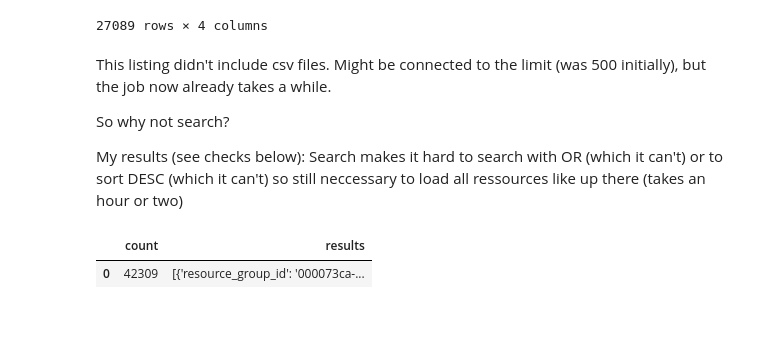
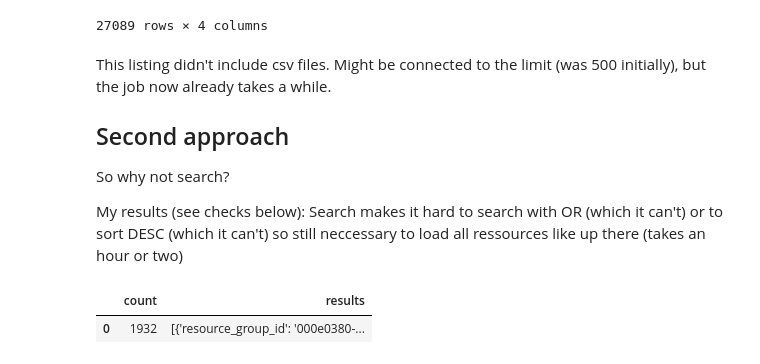
Before and after one commit to weirdnose/data, a Jupyter notebook: CKAN API Hamburg Open Data.ipynb, the cells around one changed output. Saved outputs shown, nothing was run; the diff lists cells and outputs as text; code cells hidden in the pictures; blank space fills up the shorter version.

```diff
--- a/CKAN API Hamburg Open Data.ipynb
+++ b/CKAN API Hamburg Open Data.ipynb
@@ -136,6 +138,8 @@ dfj.to_excel(writer, 'Tabelle1')
 writer.save()
 # %% [markdown]
 This listing didn't include csv files. Might be connected to the limit (was 500 initially), but the job now already takes a while.
+
+<h2>Second approach</h2>
 
 So why not search?
 
@@ -143,34 +147,34 @@ My results (see checks below): Search makes it hard to search with OR (which it
 # %%
 # Use the json module to dump a dictionary to a string for posting.
 data_string = urllib.parse.quote(json.dumps({'id': 'data-explorer', 'query': 'format:csv'}))#, 'order_by': 'size', 'limit': 50}))
 
 #py 3 http://stackoverflow.com/questions/13175253/python-error-type-error-post-data-should-be-bytes-also-user-agent-issue
 data_string = data_string.encode('ascii')
 
 
 # Make the HTTP request.
 #response = urllib2.urlopen('http://suche.transparenz.hamburg.de/api/action/group_list',
 #        data_string)
 # py 3
-#response = urlopen('http://suche.transparenz.hamburg.de/api/action/resource_search', data_string)
+response = urlopen('http://suche.transparenz.hamburg.de/api/action/resource_search', data_string)
 #response = urlopen('https://www.europeandataportal.eu/data/en/api/action/current_package_list_with_resources', data_string)
-response = urlopen('https://data.gov.uk/api/action/resource_search', data_string)
+#response = urlopen('https://data.gov.uk/api/action/resource_search', data_string)
 
 assert response.code == 200
 
 # Use the json module to load CKAN's response into a dictionary.
 response_dict = json.loads(response.read())
 
 # Check the contents of the response.
 assert response_dict['success'] is True
 result = response_dict['result']
 
 dfs = json_normalize(response_dict['result'])
 
 dfs
 # %% [output]
 |  | count | results |
-| 0 | 42309 | [{'resource_group_id': '000073ca-... |
+| 0 | 1932 | [{'resource_group_id': '000e0380-... |
 # %%
 dfs.dtypes
 
```
Also changed, not shown: parts of 8 cells of this notebook.
